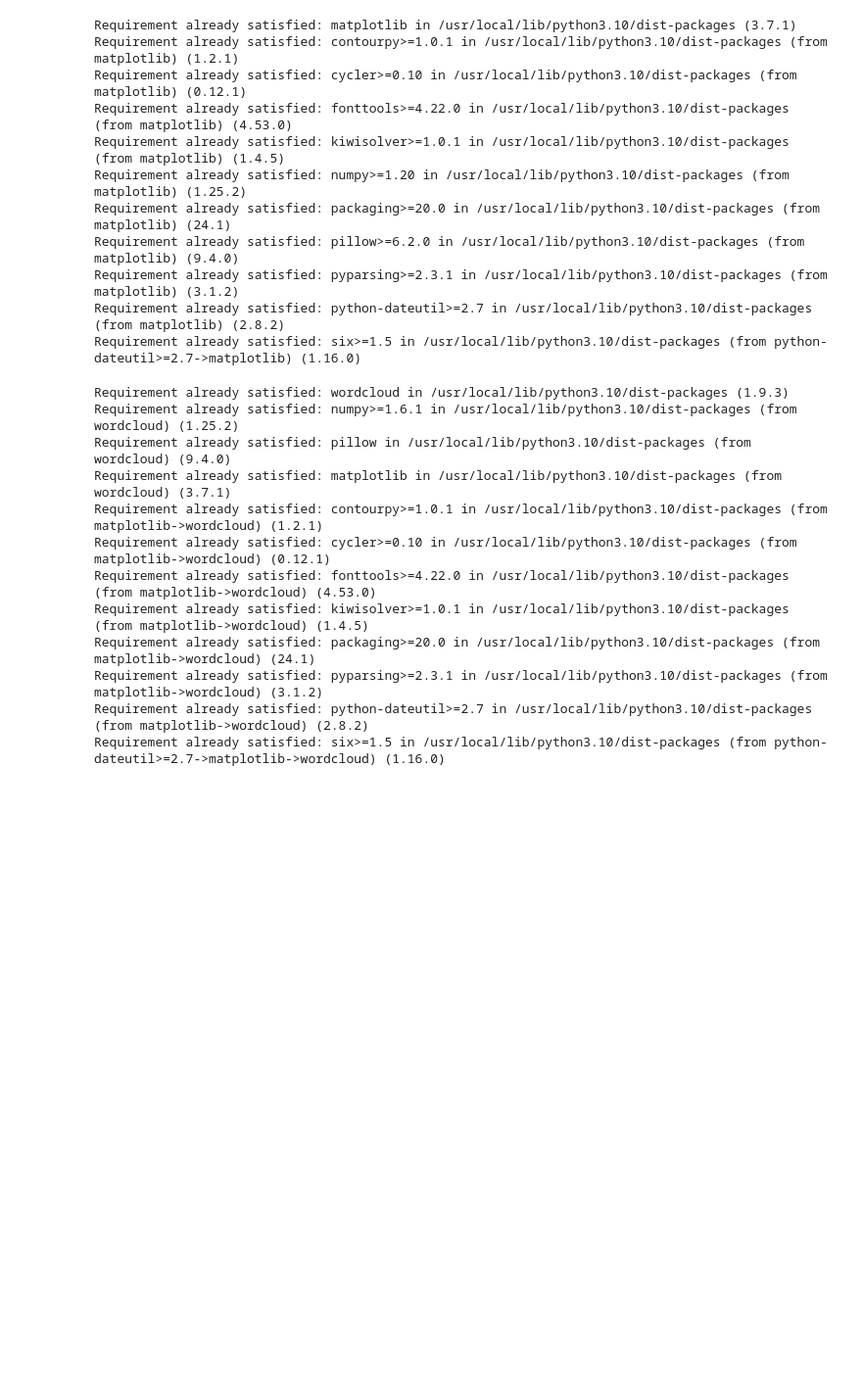
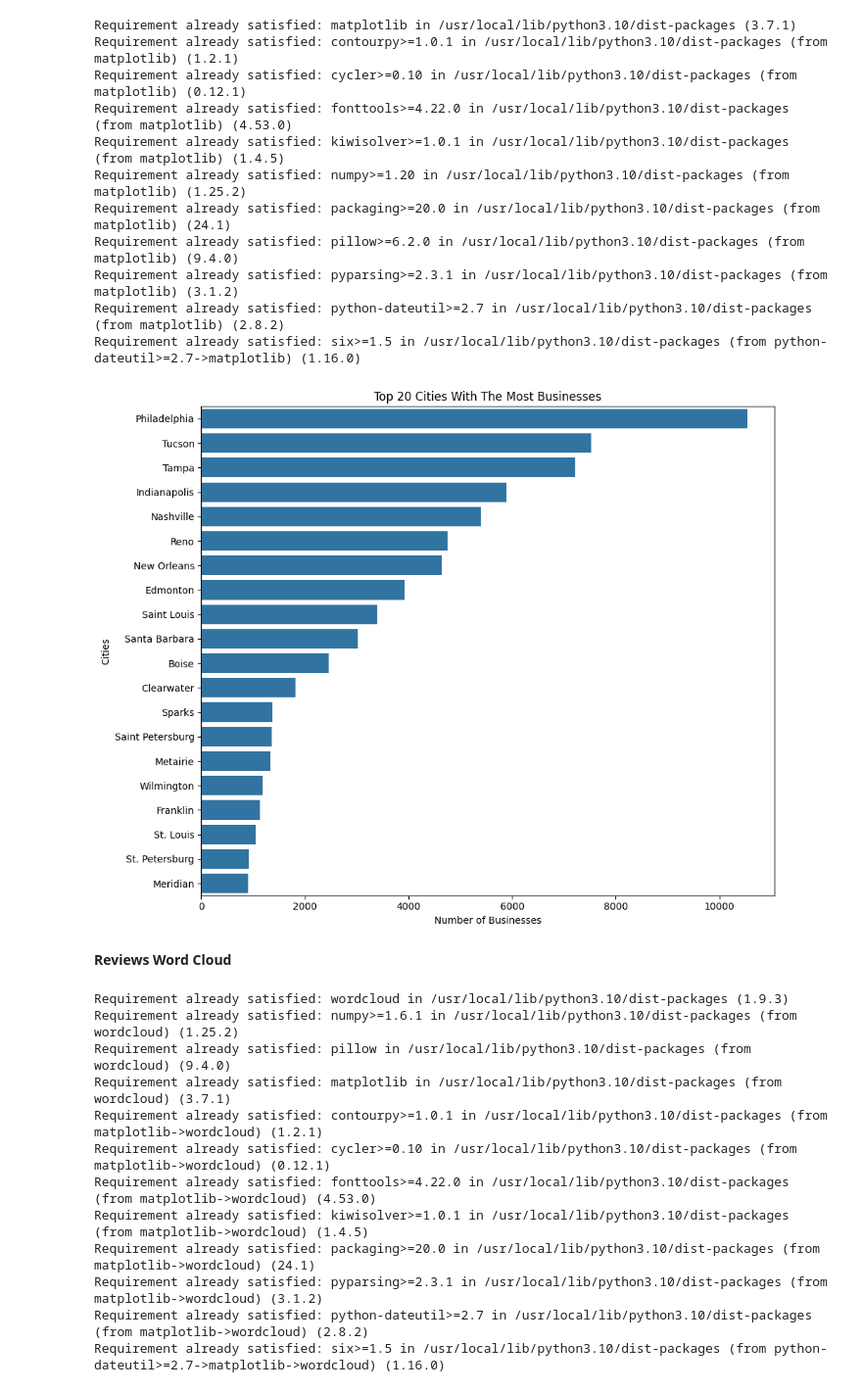
Before and after one commit to ParsaPNT128/yelp-recommender, a Jupyter notebook: yelp_rs.ipynb, the cells around one changed output. Shown at 98% size. Saved outputs shown, nothing was run; the diff lists cells and outputs as text; code cells hidden in the pictures; blank space fills up the shorter version.

```diff
--- a/yelp_rs.ipynb
+++ b/yelp_rs.ipynb
@@ -91,13 +104,12 @@ user_df = user_df.select(user_cols)
 # %%
 from pyspark.sql.functions import col
 
-rest_df = business_df.filter(col("categories").contains("Restaurants"))
-rest_df = rest_df.filter(rest_df["is_open"] == 1)
+business_df = business_df.filter(business_df["is_open"] == 1)
 # %% [markdown]
 **Dropping Columns**
 # %%
-rest_df = rest_df.drop("is_open")
+business_df = business_df.drop("is_open")
 # %%
-rest_df = rest_df.dropna()
+business_df = business_df.dropna()
 review_df = review_df.dropna()
 user_df = user_df.dropna()
@@ -167,3 +273,21 @@ Requirement already satisfied: six>=1.5 in /usr/local/lib/python3.10/dist-packag
+# %%
+from pyspark.sql.functions import col
+
+most_businesses_cities = business_df.groupBy("city").count().orderBy(col("count").desc())
+top_20_cities = most_businesses_cities.limit(20)
+top_20_cities_pd = top_20_cities.toPandas()
+
+plt.figure(figsize=(10, 8))
+sns.barplot(x="count", y="city", data=top_20_cities_pd)
+plt.title("Top 20 Cities With The Most Businesses")
+plt.xlabel("Number of Businesses")
+plt.ylabel("Cities")
+plt.tight_layout()
+plt.show()
+# %% [output]
+[figure, added]
+# %% [markdown]
+**Reviews Word Cloud**
 # %%
 !pip install wordcloud
 # %% [output]
```
Also changed, not shown: parts of 19 cells of this notebook.
